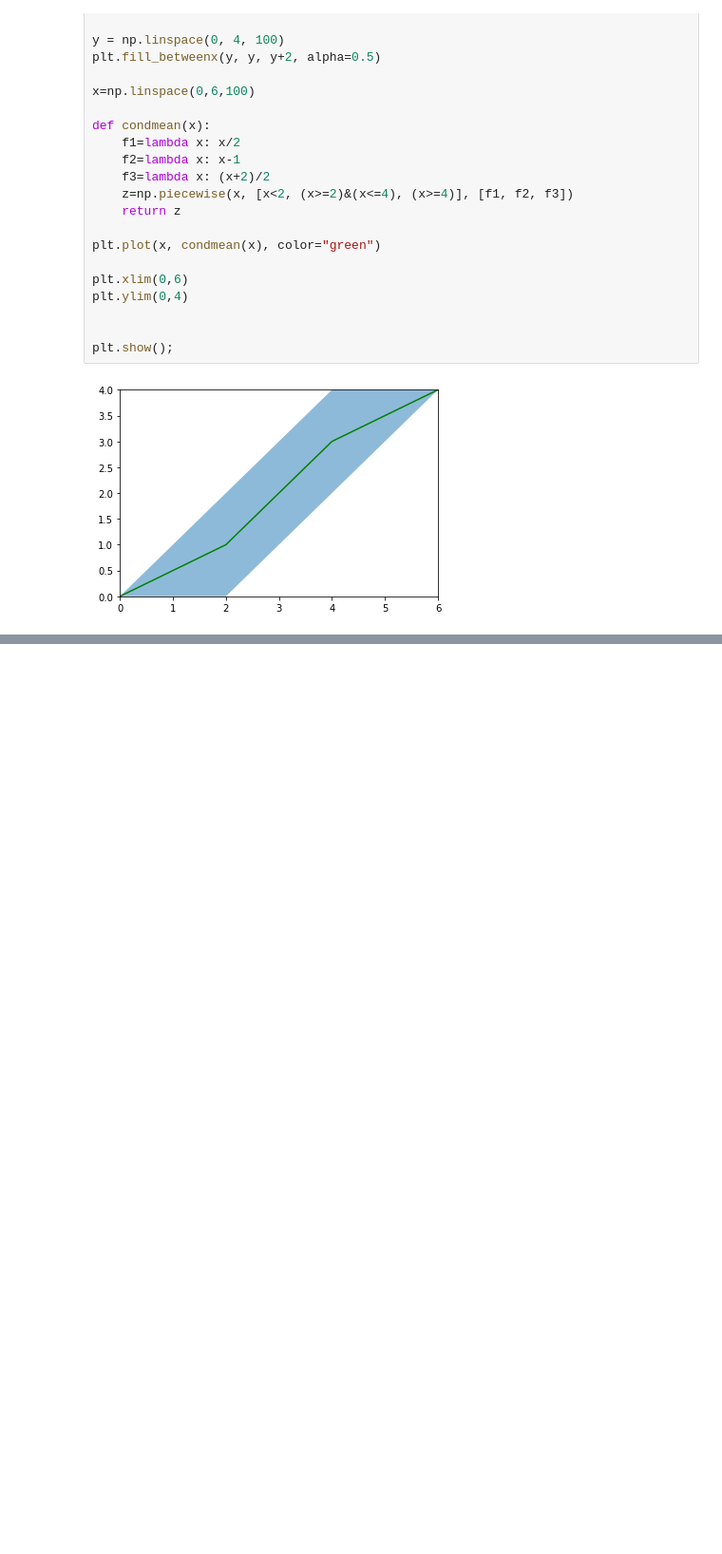
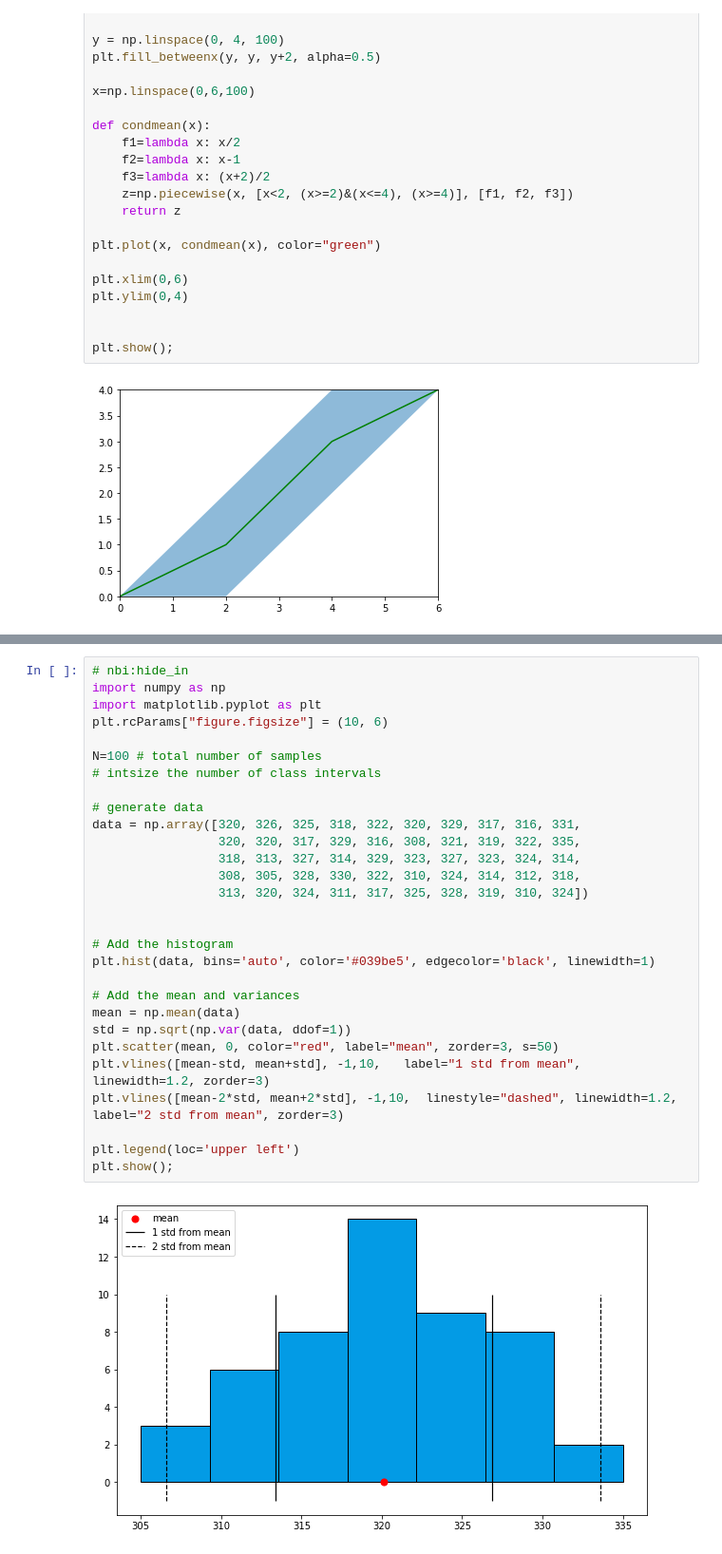
Before and after one commit to a-petr/math3215fall2020, a Jupyter notebook: homework.ipynb, the cells around one changed output, grey strips where cells are left out. Shown at 95% size. Saved outputs shown, nothing was run; the diff lists cells and outputs as text; blank space fills up the shorter version.

```diff
--- a/homework.ipynb
+++ b/homework.ipynb
@@ -314,0 +376,31 @@ plt.show();
+# %%
+# nbi:hide_in
+import numpy as np
+import matplotlib.pyplot as plt
+plt.rcParams["figure.figsize"] = (10, 6)
+
+N=100 # total number of samples
+# intsize the number of class intervals
+
+# generate data
+data = np.array([320, 326, 325, 318, 322, 320, 329, 317, 316, 331,
+                 320, 320, 317, 329, 316, 308, 321, 319, 322, 335,
+                 318, 313, 327, 314, 329, 323, 327, 323, 324, 314,
+                 308, 305, 328, 330, 322, 310, 324, 314, 312, 318,
+                 313, 320, 324, 311, 317, 325, 328, 319, 310, 324])
+
+
+# Add the histogram
+plt.hist(data, bins='auto', color='#039be5', edgecolor='black', linewidth=1)
+
+# Add the mean and variances
+mean = np.mean(data)
+std = np.sqrt(np.var(data, ddof=1))
+plt.scatter(mean, 0, color="red", label="mean", zorder=3, s=50)
+plt.vlines([mean-std, mean+std], -1,10,   label="1 std from mean", linewidth=1.2, zorder=3)
+plt.vlines([mean-2*std, mean+2*std], -1,10,  linestyle="dashed", linewidth=1.2, label="2 std from mean", zorder=3)
+
+plt.legend(loc='upper left')
+plt.show();
+# %% [output]
+[figure, added]
```
Also changed, not shown: parts of 41 cells of this notebook, 5 other files.
